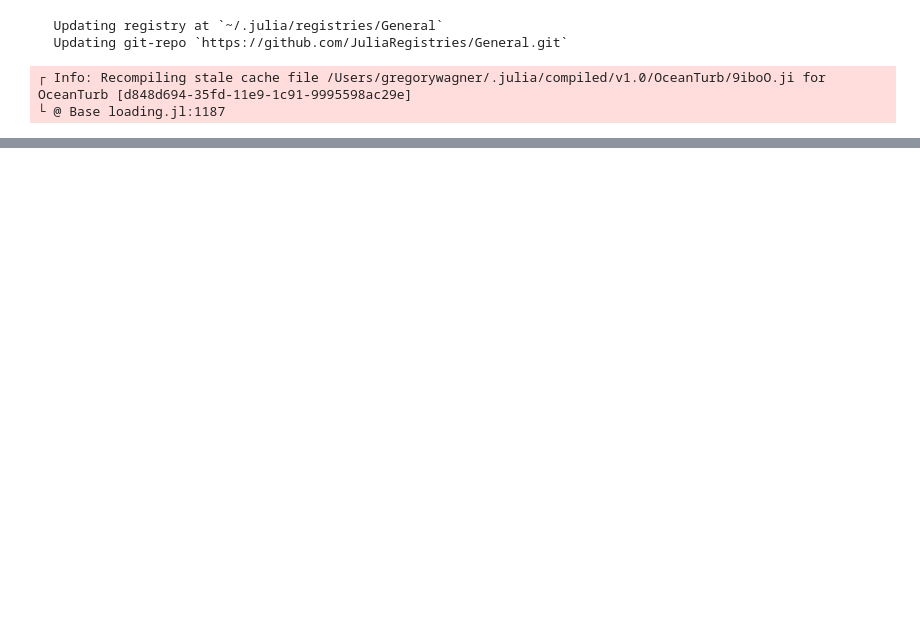
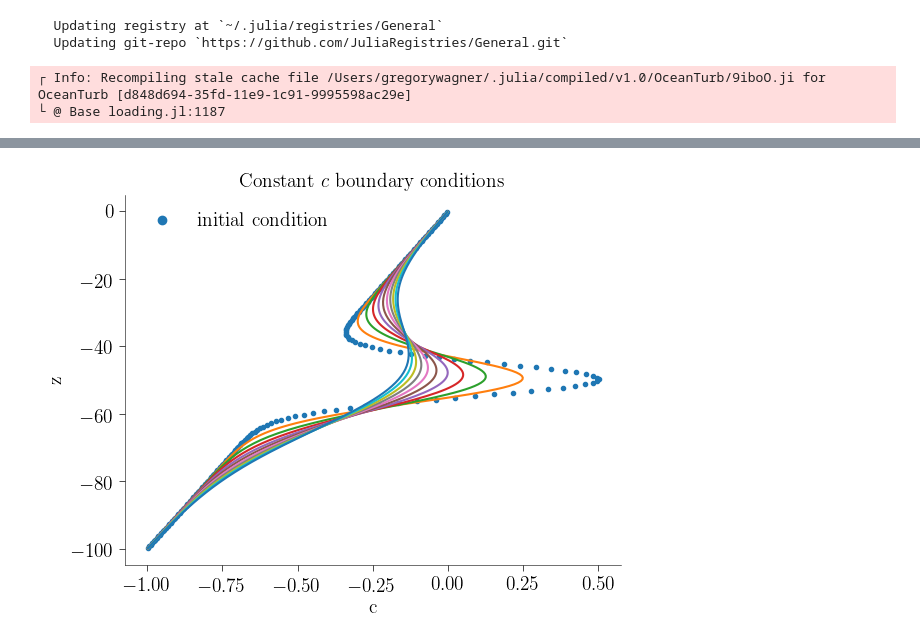
Before and after one commit to glwagner/OceanTurb.jl, a Jupyter notebook: examples/diffusion.ipynb, the cells around one changed output, grey strips where cells are left out. Drawn from its saved outputs; the diff is of its cells as text; code cells hidden in the pictures; blank space fills up the shorter version.

```diff
--- a/examples/diffusion.ipynb
+++ b/examples/diffusion.ipynb
@@ -35,0 +47,30 @@ UndefVarError: UndefVarError: f not defined
+# %%
+c0(z) = exp(-(z-z0)^2 / 2dz^2) + z/Lz
+model.solution.c = c0
+
+bottom_bc = ValueBC(Bottom, -1.0)
+top_bc = ValueBC(Top, 0.0)
+
+set_bcs!(model, c=(bottom_bc, top_bc))
+
+# Run and plot
+ax, fig = subplots()
+xlabel("c")
+ylabel("z")
+title("Constant \$c\$ boundary conditions")
+cornerspines()
+
+plot(model.solution.c.data, zdata(model.solution.c), ".", label="initial condition")
+
+dt = 0.01
+nt = 1000
+ni = 10
+
+for i = 1:ni
+    iterate!(model, dt, nt)
+    plot(model.solution.c.data, zdata(model.solution.c))
+end
+
+legend();
+# %% [output]
+[figure, added]
```
Also changed, not shown: parts of 4 cells of this notebook, 3 other files.
